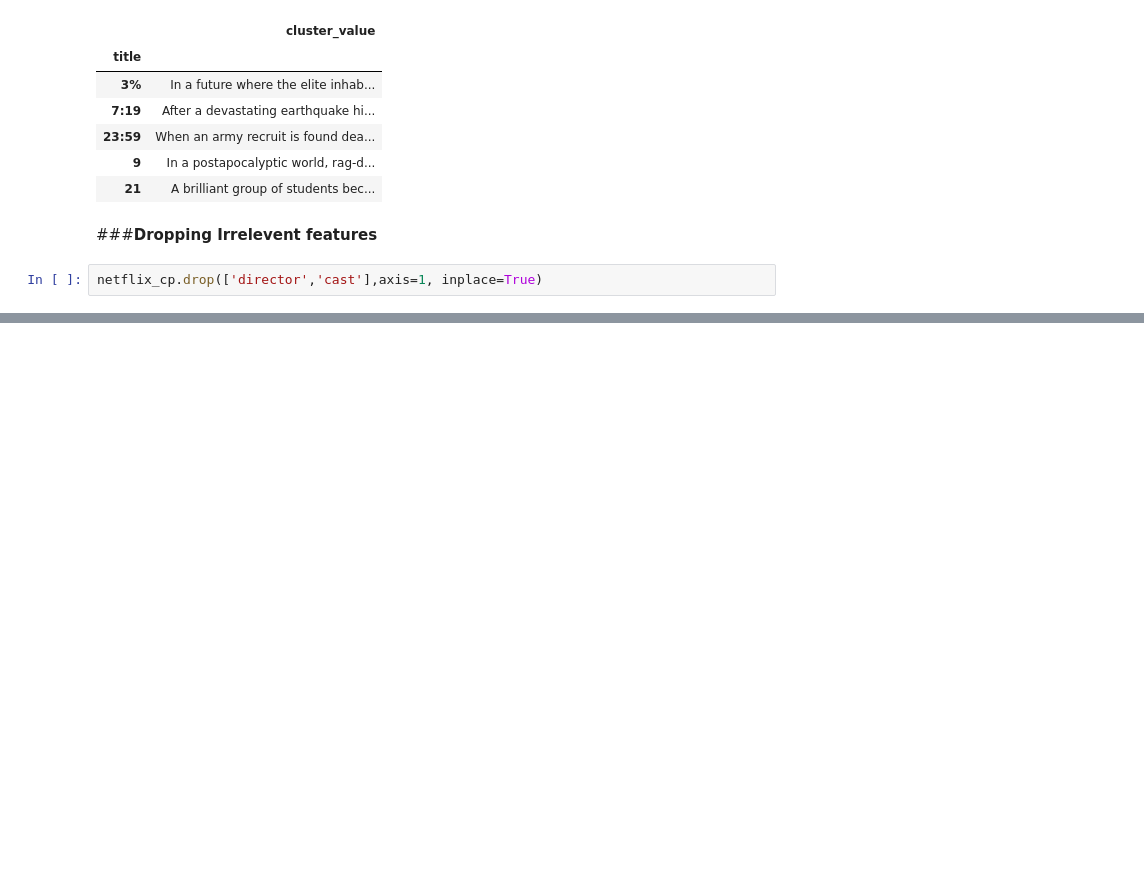
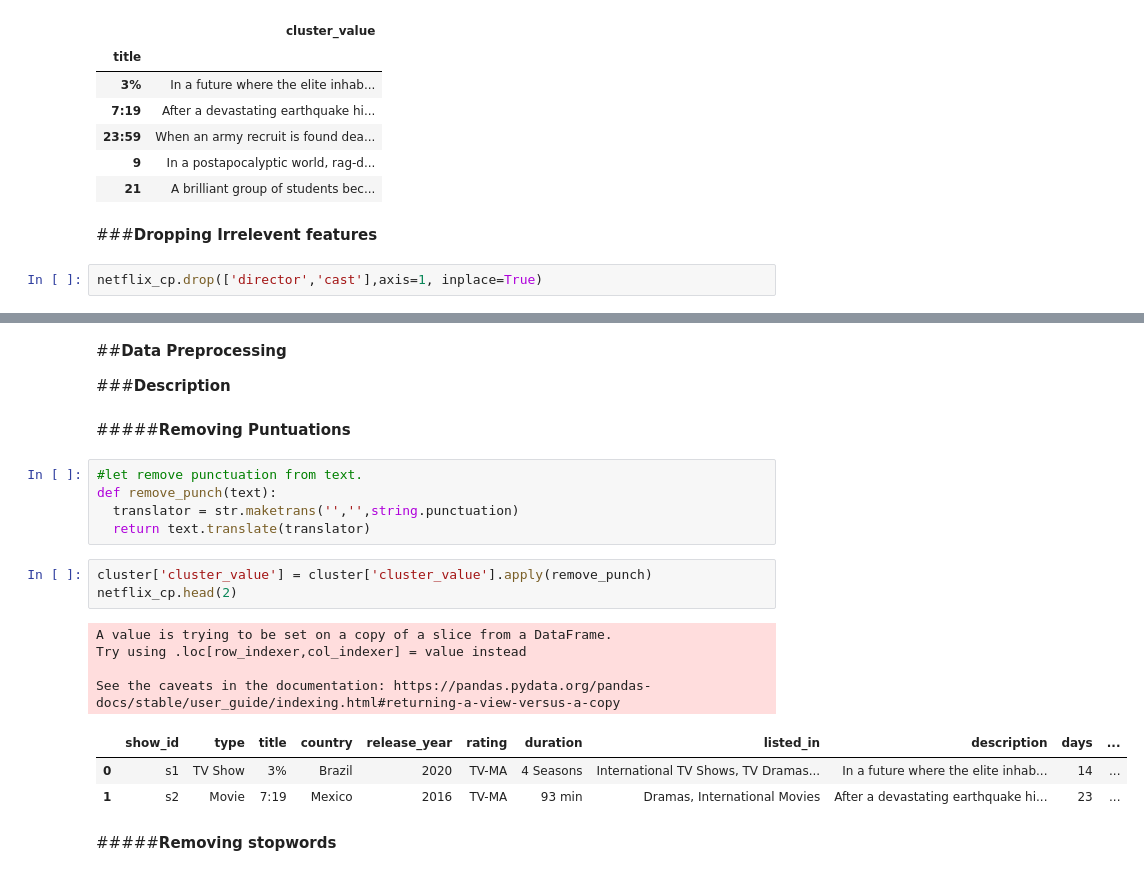
Before and after one commit to DSJibran/NETFLIX-MOVIE-AND-TV-SHOWS, a Jupyter notebook: NETFLIX_MOVIE_AND_TV_SHOWS.ipynb, the cells around one changed output, grey strips where cells are left out. Drawn from its saved outputs; the diff is of its cells as text; blank space fills up the shorter version.

```diff
--- a/NETFLIX_MOVIE_AND_TV_SHOWS.ipynb
+++ b/NETFLIX_MOVIE_AND_TV_SHOWS.ipynb
@@ -653,0 +703,26 @@ netflix_cp.drop(['director','cast'],axis=1, inplace=True)
+# %% [markdown]
+##**Data Preprocessing**
+
+
+
+###**Description**
+# %% [markdown]
+#####**Removing Puntuations**
+# %%
+#let remove punctuation from text.
+def remove_punch(text):
+  translator = str.maketrans('','',string.punctuation)
+  return text.translate(translator)
+# %%
+cluster['cluster_value'] = cluster['cluster_value'].apply(remove_punch)
+netflix_cp.head(2)
+# %% [output]
+A value is trying to be set on a copy of a slice from a DataFrame.
+Try using .loc[row_indexer,col_indexer] = value instead
+
+See the caveats in the documentation: https://pandas.pydata.org/pandas-docs/stable/user_guide/indexing.html#returning-a-view-versus-a-copy
+|  | show_id | type | title | country | release_year | rating | duration | listed_in | description | days | ... |
+| 0 | s1 | TV Show | 3% | Brazil | 2020 | TV-MA | 4 Seasons | International TV Shows, TV Dramas... | In a future where the elite inhab... | 14 | ... |
+| 1 | s2 | Movie | 7:19 | Mexico | 2016 | TV-MA | 93 min | Dramas, International Movies | After a devastating earthquake hi... | 23 | ... |
+# %% [markdown]
+#####**Removing stopwords**
```
Also changed, not shown: parts of 51 cells of this notebook.
